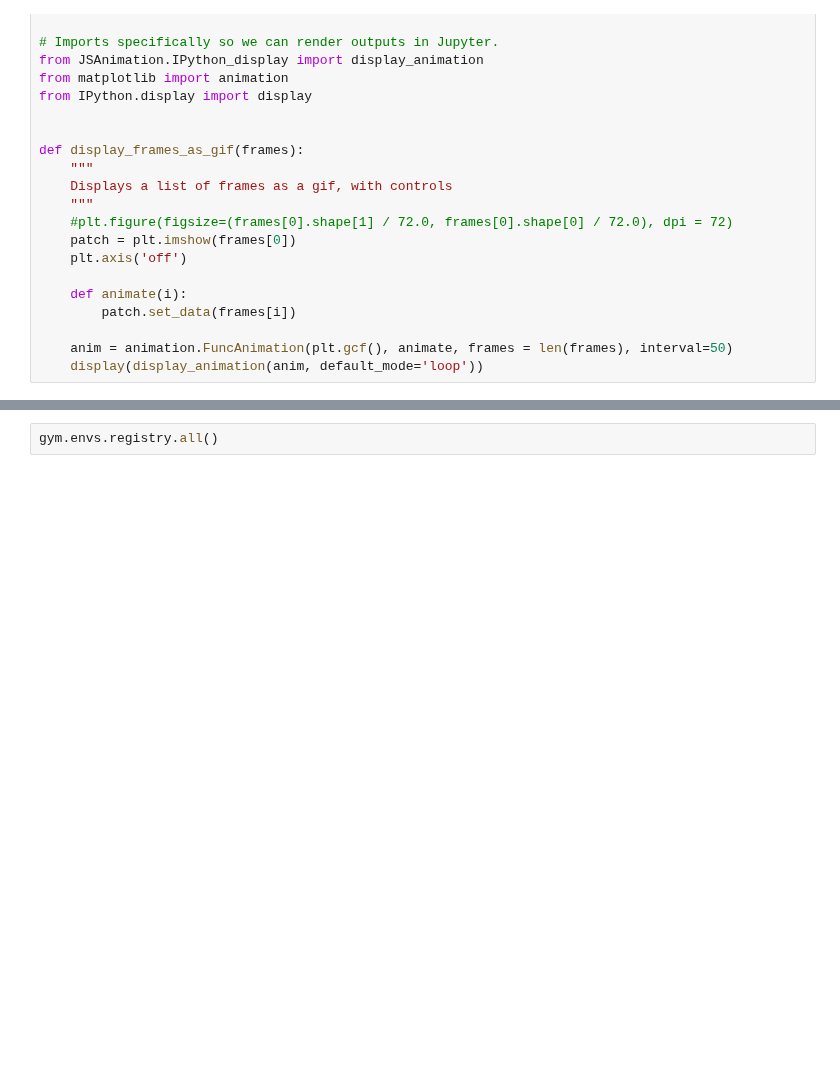
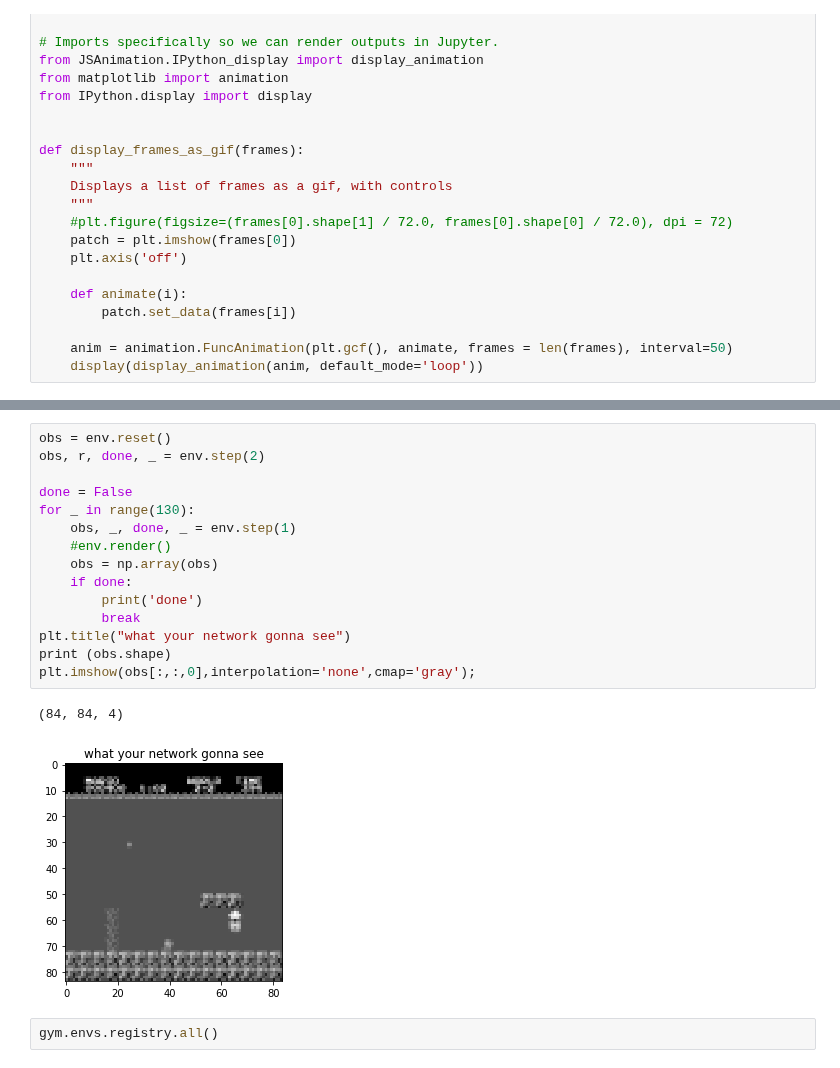
Before and after one commit to Denys88/rl_games, a Jupyter notebook: test_a2c.ipynb, the cells around one changed output, grey strips where cells are left out. Drawn from its saved outputs; the diff is of its cells as text; blank space fills up the shorter version.

```diff
--- a/test_a2c.ipynb
+++ b/test_a2c.ipynb
@@ -148,2 +207,20 @@ env_monitor.close()
+# %%
+obs = env.reset()
+obs, r, done, _ = env.step(2)
+
+done = False
+for _ in range(130):
+    obs, _, done, _ = env.step(1)
+    #env.render()
+    obs = np.array(obs)
+    if done:
+        print('done')
+        break
+plt.title("what your network gonna see")
+print (obs.shape)
+plt.imshow(obs[:,:,0],interpolation='none',cmap='gray');
+# %% [output]
+(84, 84, 4)
+[figure, added]
 # %%
 gym.envs.registry.all()
```
Also changed, not shown: parts of 5 cells of this notebook, 5 other files.
